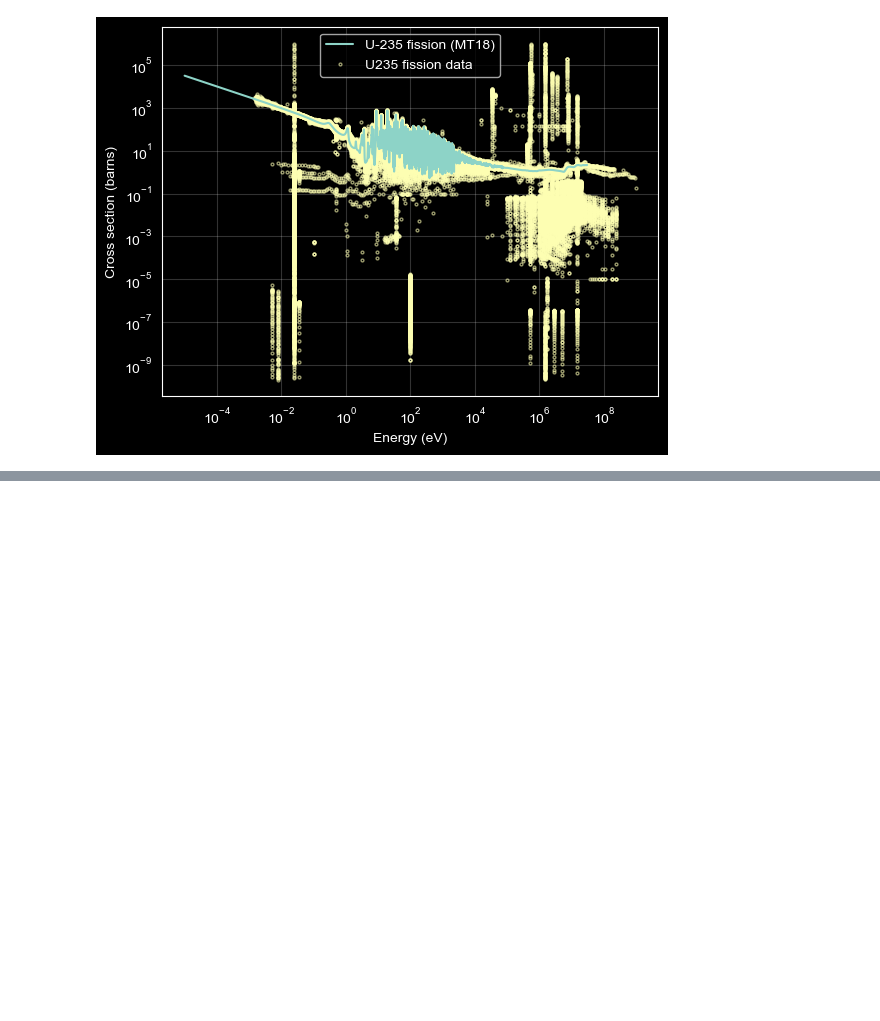
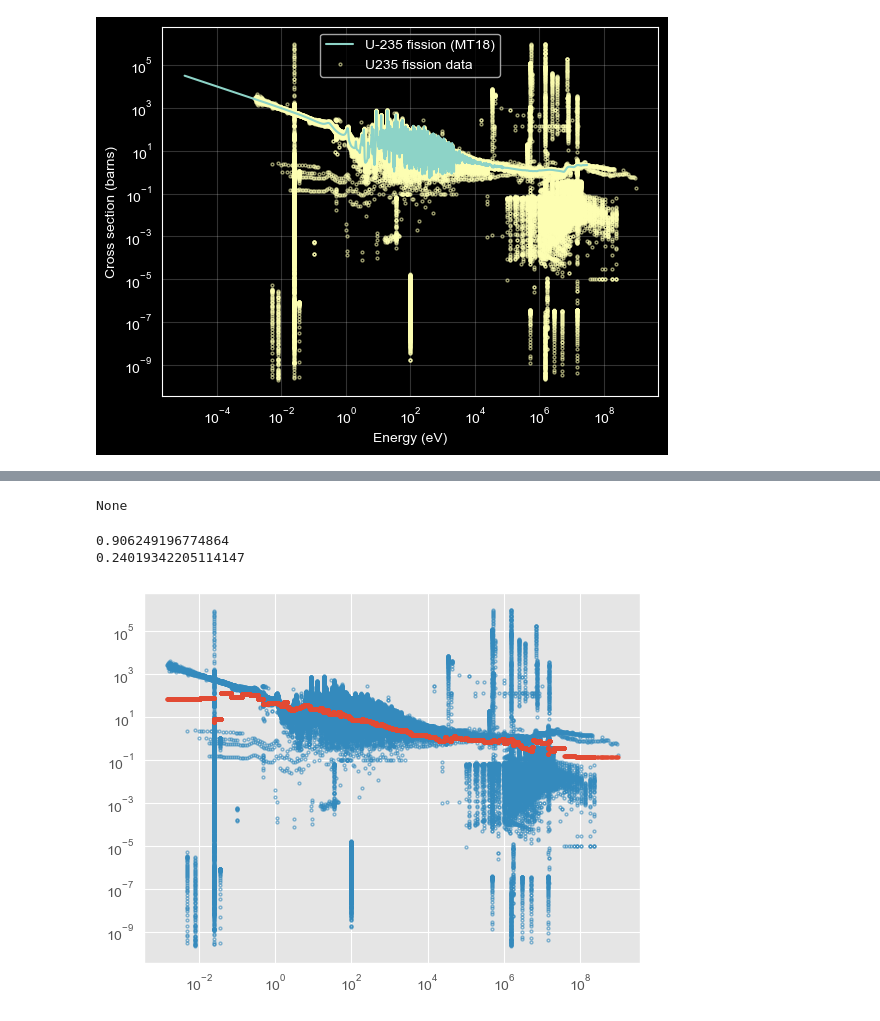
Before and after one commit to nickcampbell225/NUCML-Next, a Jupyter notebook: notebooks/LOGOCV.ipynb, the cells around one changed output, grey strips where cells are left out. Cells and saved outputs as stored; diff of their text form; code cells hidden in the pictures; blank space fills up the shorter version.

```diff
--- a/notebooks/LOGOCV.ipynb
+++ b/notebooks/LOGOCV.ipynb
@@ -675,7 +677,7 @@ df_main['Energy'] = np.log10(df_main['Energy'] + 1e-10)
 df_main['CrossSection'] = np.log10(df_main['CrossSection'] + 1e-10)
 # %%
 # Create feature and target arrays
-X_train = df_main.drop(columns=['CrossSection', 'Entry', 'Uncertainty'])
+X_train = df_main.drop(columns=['CrossSection', 'Entry', 'MT','Uncertainty'])
 y_train = df_main['CrossSection']
 # %%
 X_tune, y_tune, g_tune = get_tuning_set(
@@ -804,3 +806,22 @@ ax.legend()
 plt.show()
 # %% [output]
 [figure]
+# %%
+from xgboost import XGBRegressor
+
+model1 = XGBRegressor(
+    n_estimators=2000,
+    learning_rate=0.05,
+    max_depth=6,
+    min_child_weight=1,
+    gamma=0,
+    subsample=0.9,
+    colsample_bytree=0.9,
+    reg_alpha=0.0,
+    reg_lambda=1.0,
+    tree_method="hist",
+    random_state=42,
+    n_jobs=-1
+)
+
+model1.fit(X_train, y_train)
@@ -806,0 +840,34 @@ plt.show()
+# %%
+print(model1.get_params().get("booster"))  # should be 'gbtree' or 'dart', not 'gblinear'
+# %% [output]
+None
+# %%
+print(model1.score(X_train, y_train))
+print(model1.score(X_hold, y_hold))
+# %% [output]
+0.906249196774864
+0.24019342205114147
+# %%
+y_hold_pred1 = model1.predict(X_hold)
+# %%
+plt.style.use("ggplot")
+
+fix, ax = plt.subplots()
+
+ax.plot(10**X_hold["Energy"], 10**y_hold_pred1, 'o', label="XGBoost prediction", markersize=2)
+
+
+ax.plot(10**X_hold["Energy"], 10**y_hold, 'o',
+        label="U235 fission data",
+        markersize=2,
+        markerfacecolor='none',  # hollow
+        markeredgewidth=1,
+        alpha=0.6,
+        zorder=1)
+
+ax.set_xscale("log")
+ax.set_yscale("log")
+
+plt.show()
+# %% [output]
+[figure, added]
```
Also changed, not shown: parts of 6 cells of this notebook, 1 other file.
